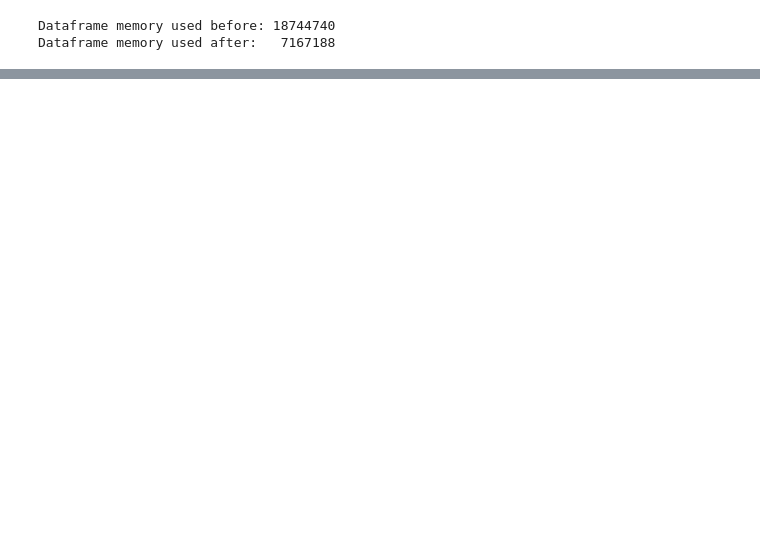
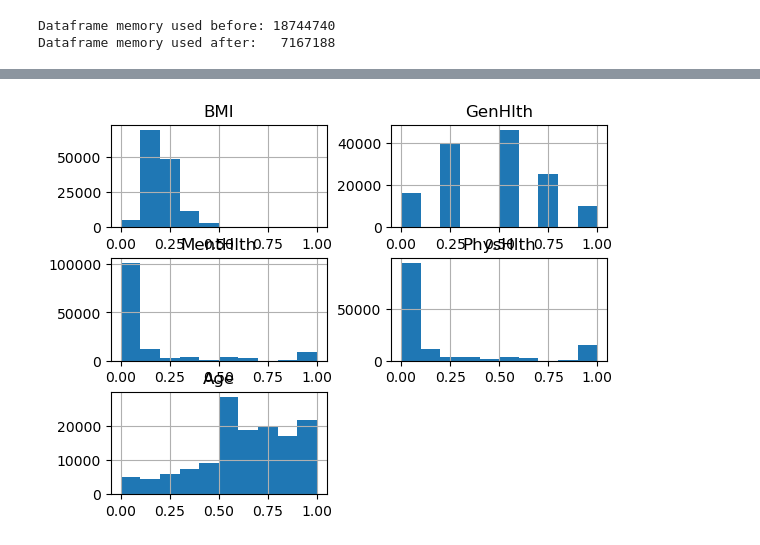
Before and after one commit to joseph-curtis/data-science-diabetes-classifier, a Jupyter notebook: data-science-ml-classifier.ipynb, the cells around one changed output, grey strips where cells are left out. Cells and saved outputs as stored; diff of their text form; code cells hidden in the pictures; blank space fills up the shorter version.

```diff
--- a/data-science-ml-classifier.ipynb
+++ b/data-science-ml-classifier.ipynb
@@ -147,0 +210,5 @@ Logistic Regression Average Prediction Score:  74.26 %
+# %%
+# Plot histogram
+graph_histogram = reduced_df.hist()
+# %% [output]
+[figure, added]
```
Also changed, not shown: parts of 14 cells of this notebook.
